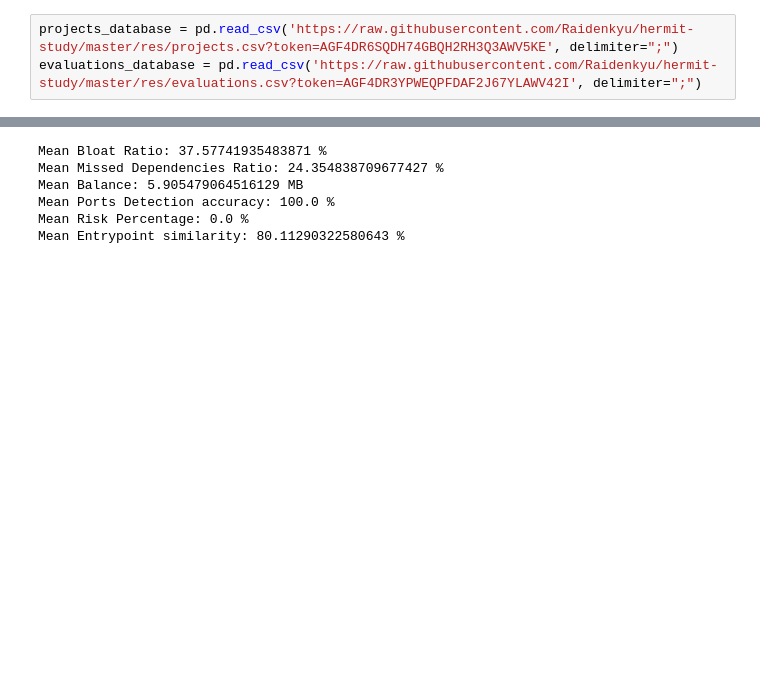
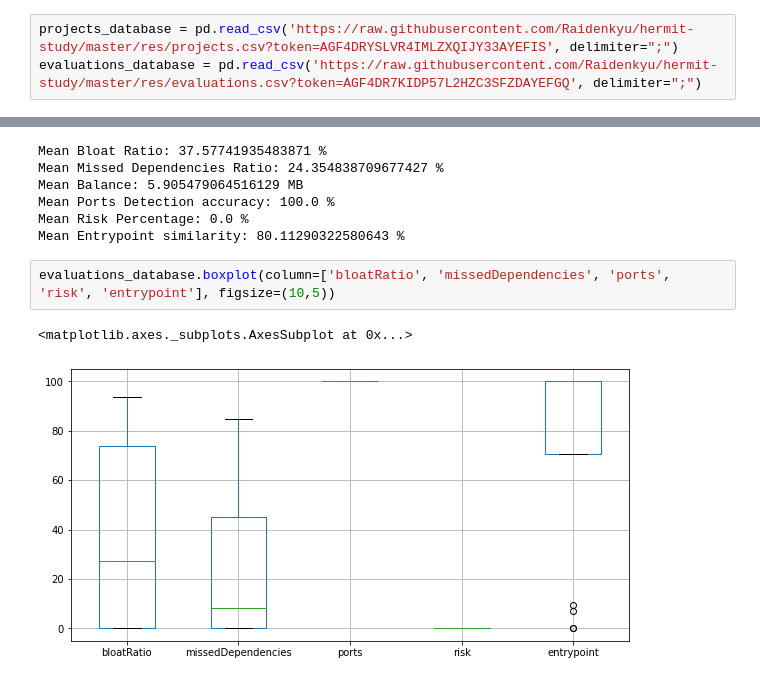
Before and after one commit to filipefigcorreia/hermit-study, a Jupyter notebook: hermit.ipynb, the cells around one changed output, grey strips where cells are left out. Saved outputs shown, nothing was run; the diff lists cells and outputs as text; blank space fills up the shorter version.

Commit message:
Added Quartils and Boxplot

```diff
--- a/hermit.ipynb
+++ b/hermit.ipynb
@@ -4,8 +4,8 @@
 import pandas as pd
 import matplotlib.pyplot as plt
 # %%
-projects_database = pd.read_csv('https://raw.githubusercontent.com/Raidenkyu/hermit-study/master/res/projects.csv?token=AGF4DR6SQDH74GBQH2RH3Q3AWV5KE', delimiter=";")
-evaluations_database = pd.read_csv('https://raw.githubusercontent.com/Raidenkyu/hermit-study/master/res/evaluations.csv?token=AGF4DR3YPWEQPFDAF2J67YLAWV42I', delimiter=";")
+projects_database = pd.read_csv('https://raw.githubusercontent.com/Raidenkyu/hermit-study/master/res/projects.csv?token=AGF4DRYSLVR4IMLZXQIJY33AYEFIS', delimiter=";")
+evaluations_database = pd.read_csv('https://raw.githubusercontent.com/Raidenkyu/hermit-study/master/res/evaluations.csv?token=AGF4DR7KIDP57L2HZC3SFZDAYEFGQ', delimiter=";")
 # %%
 projects_database
 # %% [output]
@@ -77,3 +77,8 @@ Mean Balance: 5.905479064516129 MB
 Mean Ports Detection accuracy: 100.0 %
 Mean Risk Percentage: 0.0 %
 Mean Entrypoint similarity: 80.11290322580643 %
+# %%
+evaluations_database.boxplot(column=['bloatRatio', 'missedDependencies', 'ports', 'risk', 'entrypoint'], figsize=(10,5))
+# %% [output]
+<matplotlib.axes._subplots.AxesSubplot at 0x...>
+[figure, added]
```
Also changed, not shown: parts of 2 cells of this notebook.
